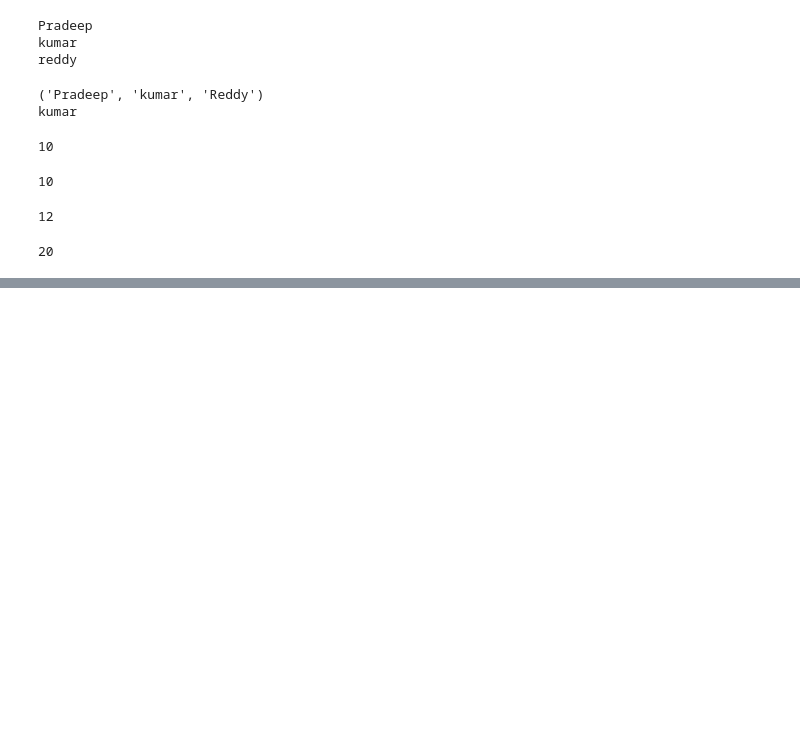
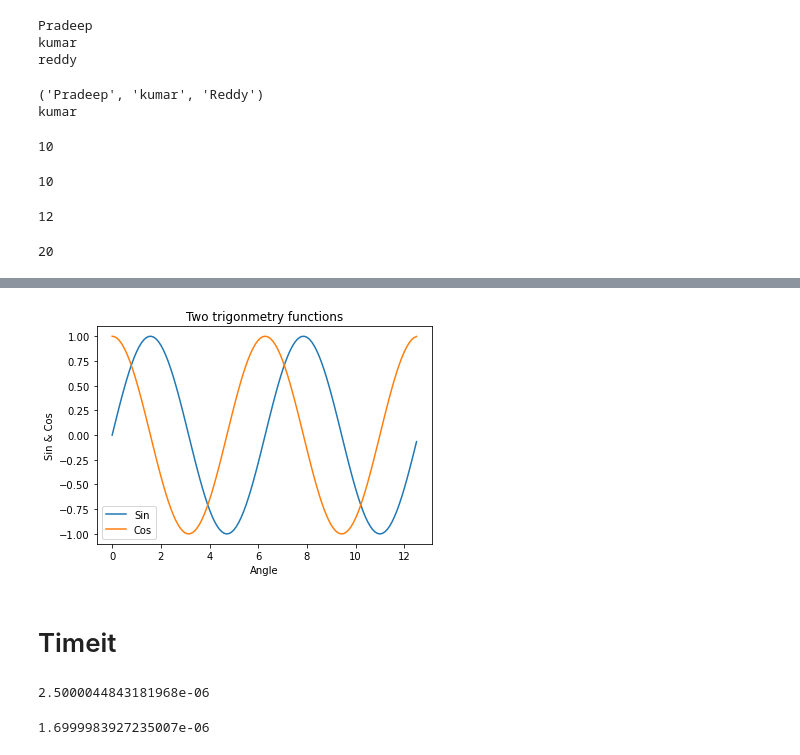
Before and after one commit to pradeepm28/python, a Jupyter notebook: First.ipynb, the cells around one changed output, grey strips where cells are left out. Cells and saved outputs as stored; diff of their text form; code cells hidden in the pictures; blank space fills up the shorter version.

```diff
--- a/First.ipynb
+++ b/First.ipynb
@@ -707,0 +1036,41 @@ print(double(10))    # double passes 10 to lambda function
+# %%
+x = np.arange(0,4 * np.pi,0.1)
+y = np.sin(x)
+z = np.cos(x)
+
+fig,ax = plt.subplots()
+
+ax.plot(x,y)
+ax.plot(x,z)
+
+plt.title("Two trigonmetry functions")
+#ax.set_title("Two trigonmetry functions")
+ax.xaxis.set_label_text("Angle")
+ax.yaxis.set_label_text("Sin & Cos")
+ax.legend(['Sin','Cos'])
+
+plt.show()
+# %% [output]
+[figure, added]
+# %% [markdown]
+# Timeit
+# %%
+import timeit
+
+def sqr(n):
+        return n * n
+
+t1 = timeit.Timer("sqr(111455555444)", "from __main__ import sqr")
+print(t1.timeit(1))
+# %% [output]
+2.5000044843181968e-06
+# %%
+import timeit
+
+def sqr(n):
+        return n * n
+
+t1 = timeit.Timer("sqr(5)", "from __main__ import sqr")
+print(t1.timeit(1))
+# %% [output]
+1.6999983927235007e-06
```
Also changed, not shown: parts of 49 cells of this notebook.
